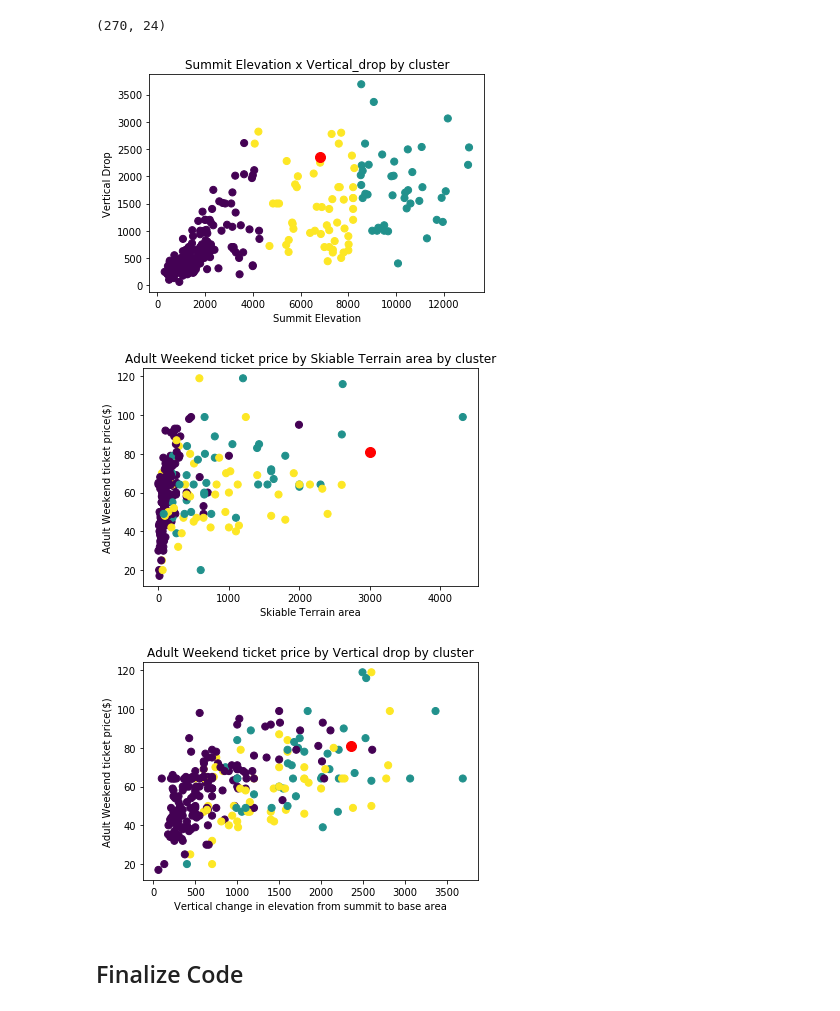
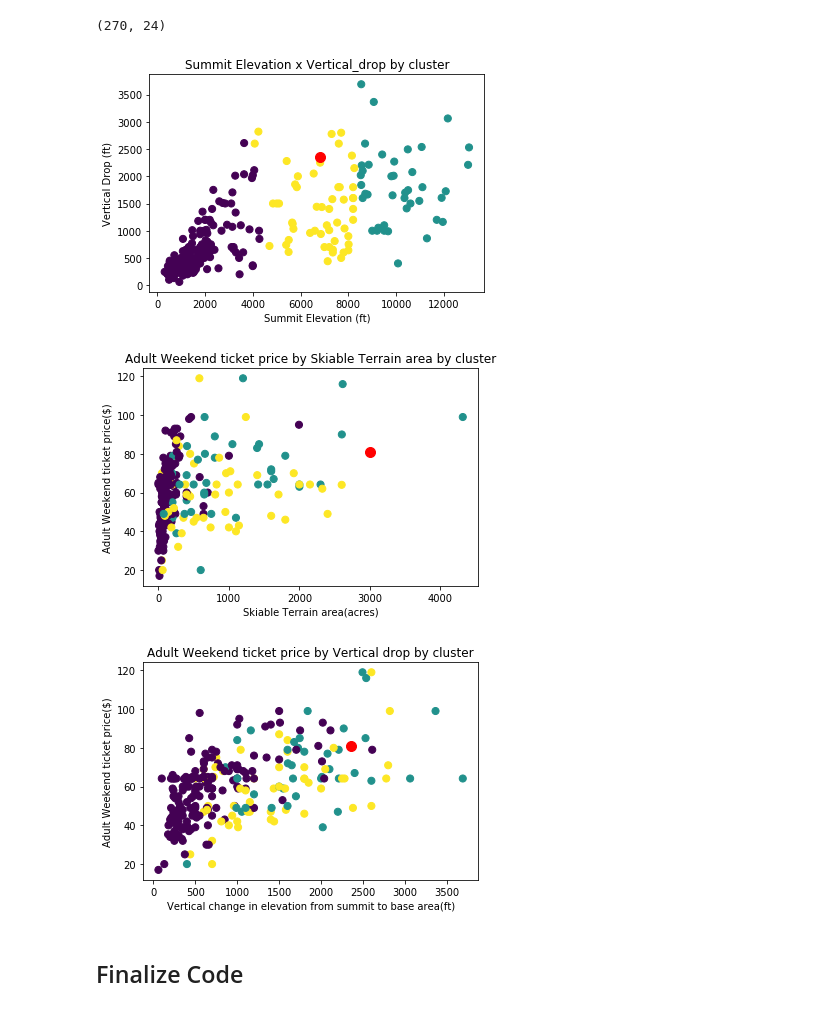
Before and after one commit to shalin4788/GuidedCapstone, a Jupyter notebook: DataWrangling/Notebook_stepsix.ipynb, the cells around one changed output. Cells and saved outputs as stored; diff of their text form; code cells hidden in the pictures.

Commit message:
Step 6 - Updated graph

```diff
--- a/DataWrangling/Notebook_stepsix.ipynb
+++ b/DataWrangling/Notebook_stepsix.ipynb
@@ -351,30 +351,30 @@ x.shape
 # %%
 plt.scatter(df['summit_elev'], df['vertical_drop'], c=df['clusters'], s=50, cmap='viridis', label ='clusters')
 plt.scatter(big_mountain_row['summit_elev'], big_mountain_row['vertical_drop'], c='red', s=100)
-plt.xlabel('Summit Elevation')
-plt.ylabel('Vertical Drop')
+plt.xlabel('Summit Elevation (ft)')
+plt.ylabel('Vertical Drop (ft)')
 plt.title('Summit Elevation x Vertical_drop by cluster')
 plt.savefig('figures/fig1.png',bbox_inches='tight')
 # %% [output]
-[figure, old version]
+[figure, new version]
 # %%
 plt.scatter(df['SkiableTerrain_ac'], df['AdultWeekend'], c=df['clusters'], s=50, cmap='viridis', label ='clusters')
 plt.scatter(big_mountain_row['SkiableTerrain_ac'], big_mountain_row['AdultWeekend'], c='red', s=100)
-plt.xlabel('Skiable Terrain area')
+plt.xlabel('Skiable Terrain area(acres)')
 plt.ylabel('Adult Weekend ticket price($)')
 plt.title('Adult Weekend ticket price by Skiable Terrain area by cluster')
 plt.savefig('figures/fig2.png',bbox_inches='tight')
 # %% [output]
-[figure, old version]
+[figure, new version]
 # %%
 plt.scatter(df['vertical_drop'], df['AdultWeekend'], c=df['clusters'], s=50, cmap='viridis', label ='clusters')
 plt.scatter(big_mountain_row['vertical_drop'], big_mountain_row['AdultWeekend'], c='red', s=100)
-plt.xlabel('Vertical change in elevation from summit to base area')
+plt.xlabel('Vertical change in elevation from summit to base area(ft)')
 plt.ylabel('Adult Weekend ticket price($)')
 plt.title('Adult Weekend ticket price by Vertical drop by cluster')
 plt.savefig('figures/fig3.png',bbox_inches='tight')
 # %% [output]
-[figure, old version]
+[figure, new version]
 # %% [markdown]
 ## Finalize Code
 # %% [markdown]
```
